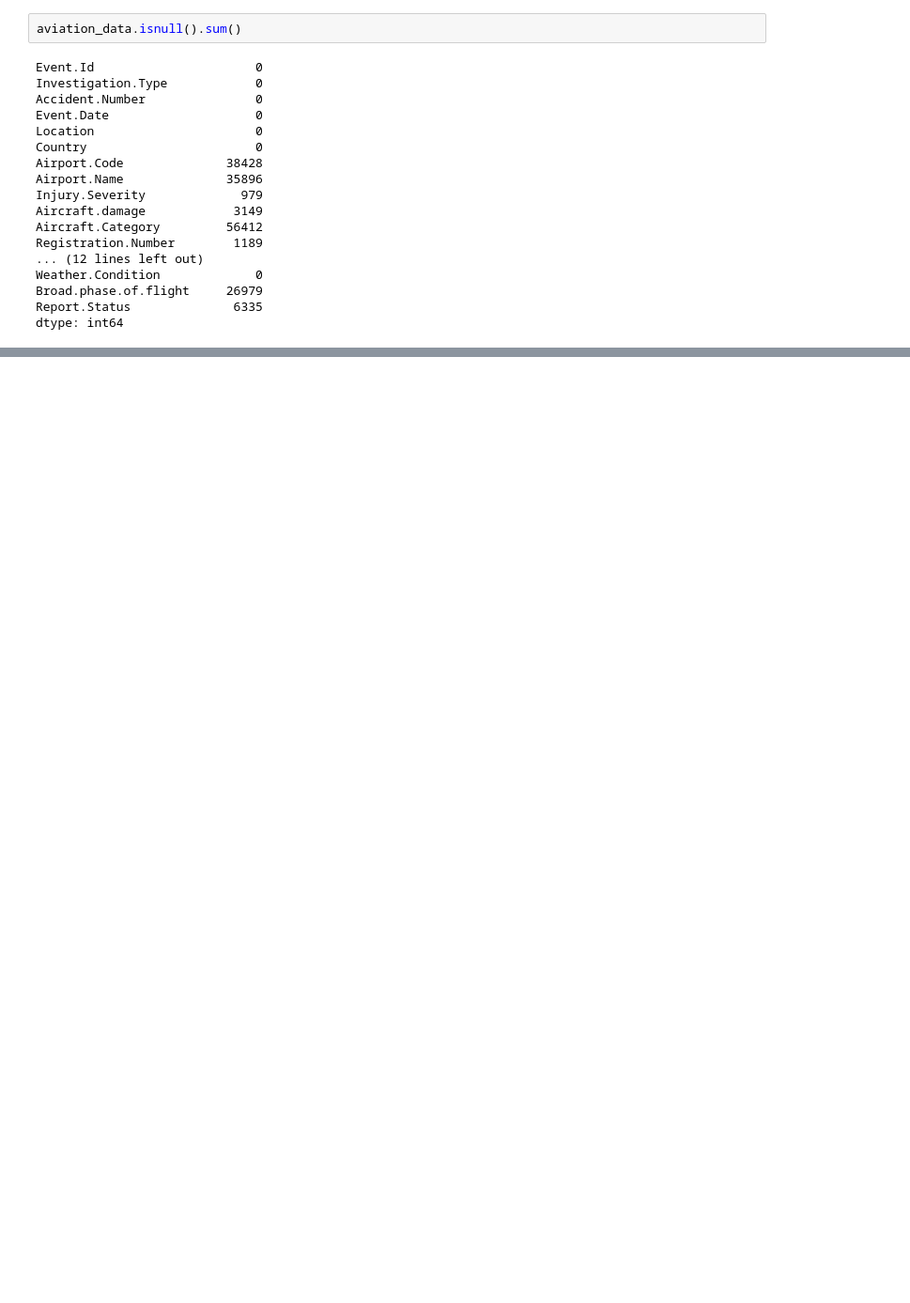
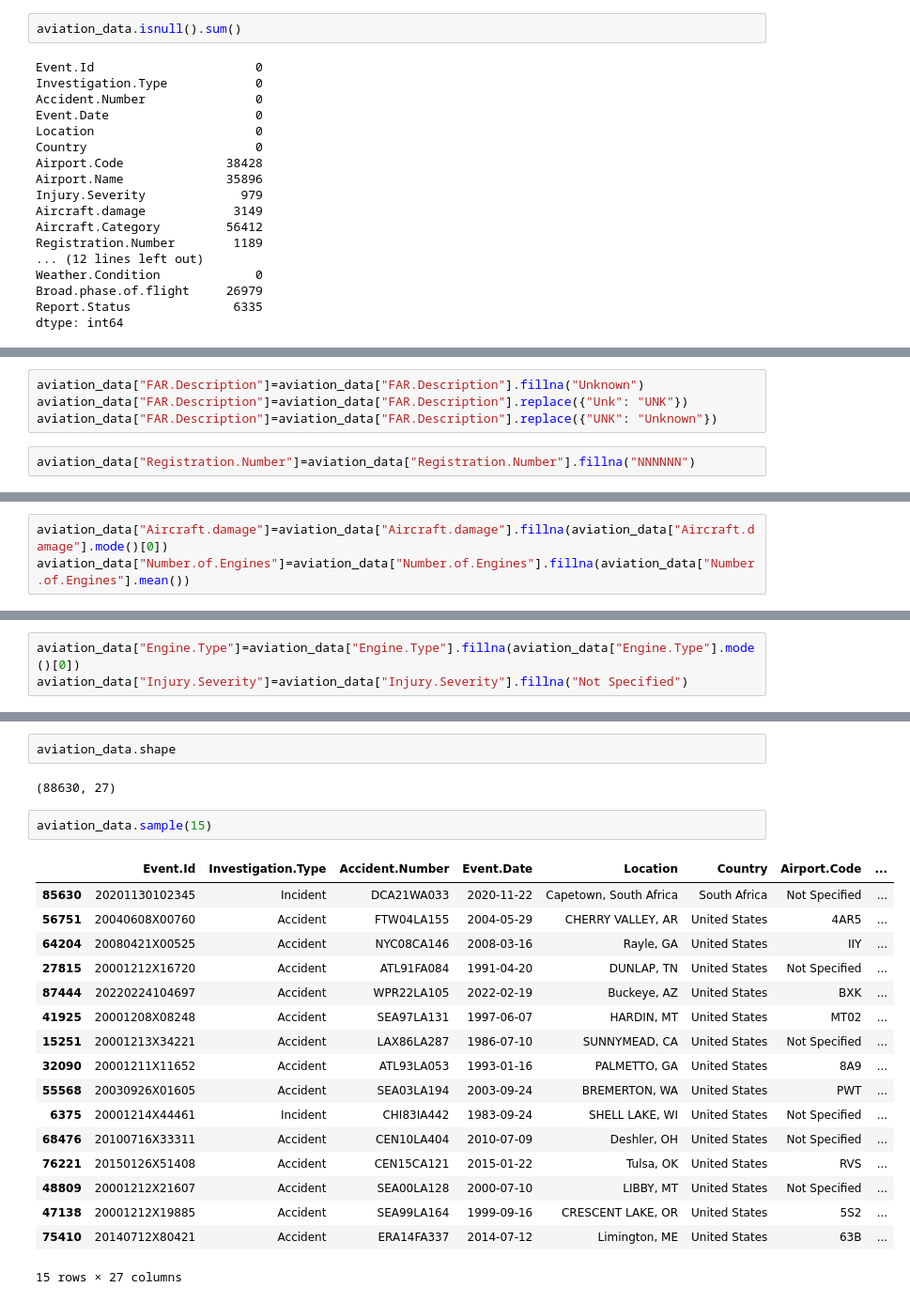
Before and after one commit to RaphaelMuthenya/DSF-P1-dawn-aviation-project, a Jupyter notebook: dawn_aviation_data_business_analysis.ipynb, the cells around one changed output, grey strips where cells are left out. Shown at 94% size. Cells and saved outputs as stored; diff of their text form; blank space fills up the shorter version.

```diff
--- a/dawn_aviation_data_business_analysis.ipynb
+++ b/dawn_aviation_data_business_analysis.ipynb
@@ -309,0 +467,6 @@ Name: Report.Status, dtype: int64
+# %%
+aviation_data["FAR.Description"]=aviation_data["FAR.Description"].fillna("Unknown")
+aviation_data["FAR.Description"]=aviation_data["FAR.Description"].replace({"Unk": "UNK"})
+aviation_data["FAR.Description"]=aviation_data["FAR.Description"].replace({"UNK": "Unknown"})
+# %%
+aviation_data["Registration.Number"]=aviation_data["Registration.Number"].fillna("NNNNNN")
@@ -309,0 +512,3 @@ Name: Report.Status, dtype: int64
+# %%
+aviation_data["Aircraft.damage"]=aviation_data["Aircraft.damage"].fillna(aviation_data["Aircraft.damage"].mode()[0])
+aviation_data["Number.of.Engines"]=aviation_data["Number.of.Engines"].fillna(aviation_data["Number.of.Engines"].mean())
@@ -309,0 +535,3 @@ Name: Report.Status, dtype: int64
+# %%
+aviation_data["Engine.Type"]=aviation_data["Engine.Type"].fillna(aviation_data["Engine.Type"].mode()[0])
+aviation_data["Injury.Severity"]=aviation_data["Injury.Severity"].fillna("Not Specified")
@@ -309,0 +558,24 @@ Name: Report.Status, dtype: int64
+# %%
+aviation_data.shape
+# %% [output]
+(88630, 27)
+# %%
+aviation_data.sample(15)
+# %% [output]
+|  | Event.Id | Investigation.Type | Accident.Number | Event.Date | Location | Country | Airport.Code | ... |
+| 85630 | 20201130102345 | Incident | DCA21WA033 | 2020-11-22 | Capetown, South Africa | South Africa | Not Specified | ... |
+| 56751 | 20040608X00760 | Accident | FTW04LA155 | 2004-05-29 | CHERRY VALLEY, AR | United States | 4AR5 | ... |
+| 64204 | 20080421X00525 | Accident | NYC08CA146 | 2008-03-16 | Rayle, GA | United States | IIY | ... |
+| 27815 | 20001212X16720 | Accident | ATL91FA084 | 1991-04-20 | DUNLAP, TN | United States | Not Specified | ... |
+| 87444 | 20220224104697 | Accident | WPR22LA105 | 2022-02-19 | Buckeye, AZ | United States | BXK | ... |
+| 41925 | 20001208X08248 | Accident | SEA97LA131 | 1997-06-07 | HARDIN, MT | United States | MT02 | ... |
+| 15251 | 20001213X34221 | Accident | LAX86LA287 | 1986-07-10 | SUNNYMEAD, CA | United States | Not Specified | ... |
+| 32090 | 20001211X11652 | Accident | ATL93LA053 | 1993-01-16 | PALMETTO, GA | United States | 8A9 | ... |
+| 55568 | 20030926X01605 | Accident | SEA03LA194 | 2003-09-24 | BREMERTON, WA | United States | PWT | ... |
+| 6375 | 20001214X44461 | Incident | CHI83IA442 | 1983-09-24 | SHELL LAKE, WI | United States | Not Specified | ... |
+| 68476 | 20100716X33311 | Accident | CEN10LA404 | 2010-07-09 | Deshler, OH | United States | Not Specified | ... |
+| 76221 | 20150126X51408 | Accident | CEN15CA121 | 2015-01-22 | Tulsa, OK | United States | RVS | ... |
+| 48809 | 20001212X21607 | Accident | SEA00LA128 | 2000-07-10 | LIBBY, MT | United States | Not Specified | ... |
+| 47138 | 20001212X19885 | Accident | SEA99LA164 | 1999-09-16 | CRESCENT LAKE, OR | United States | 5S2 | ... |
+| 75410 | 20140712X80421 | Accident | ERA14FA337 | 2014-07-12 | Limington, ME | United States | 63B | ... |
+15 rows × 27 columns
```
Also changed, not shown: parts of 73 cells of this notebook.
